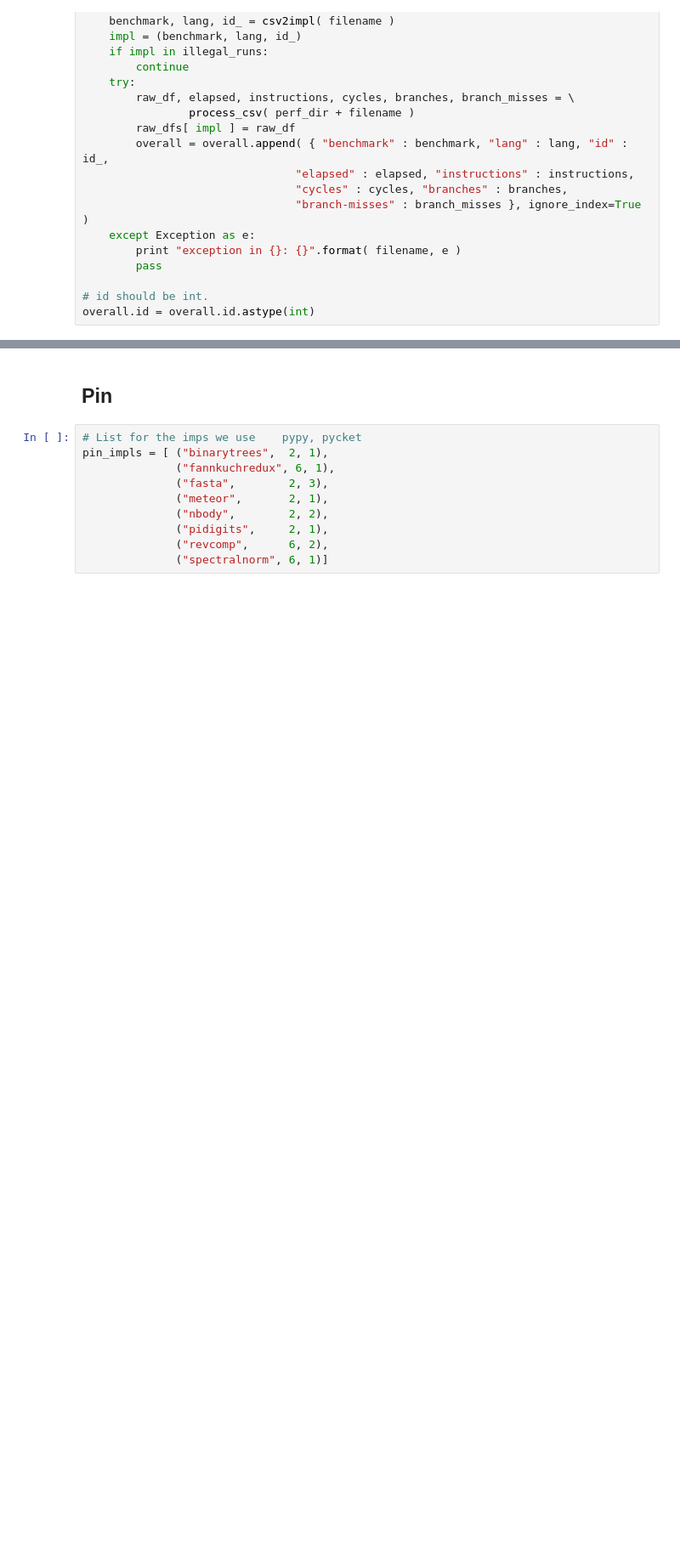
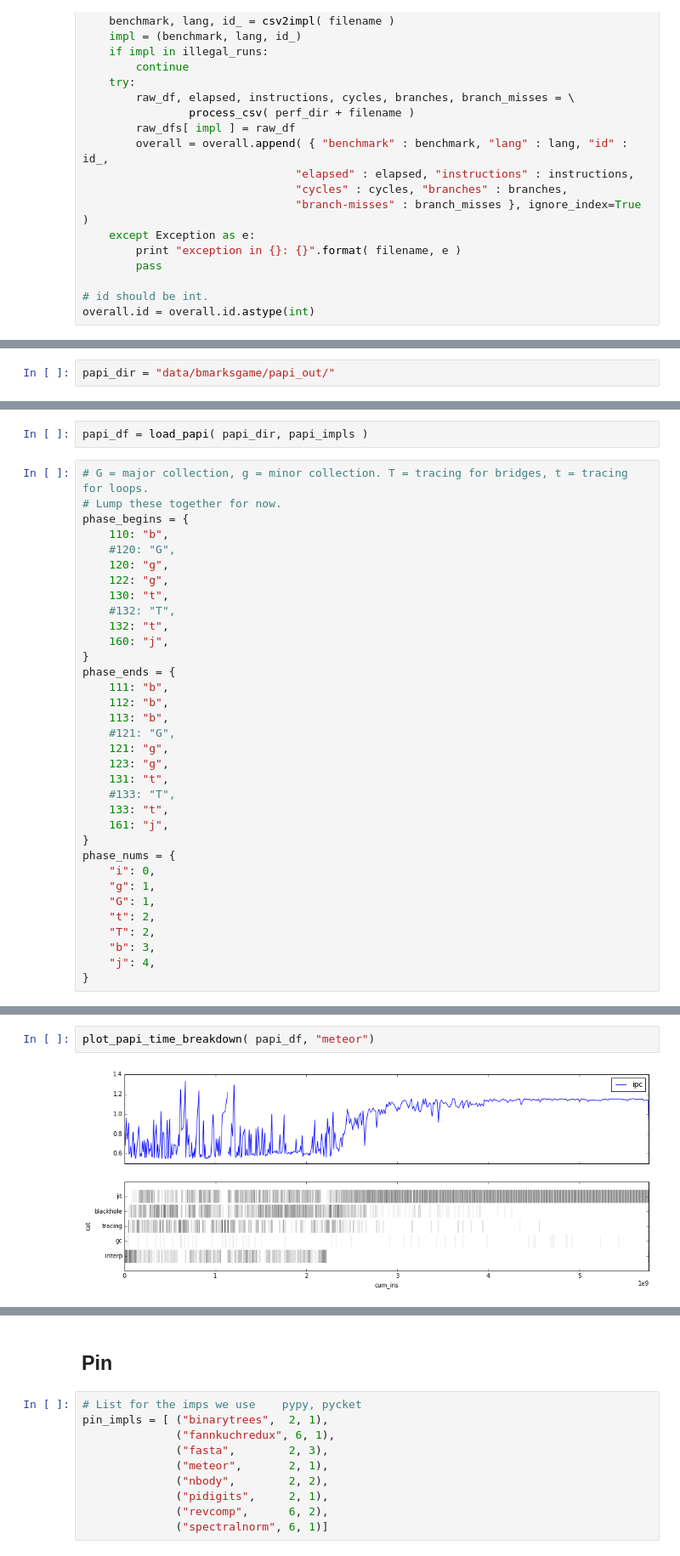
Before and after one commit to cornell-brg/metatracing-workload-characterization, a Jupyter notebook: ipython-notebooks/iiswc_bmarksgame.ipynb, the cells around one changed output, grey strips where cells are left out. Shown at 85% size. Saved outputs shown, nothing was run; the diff lists cells and outputs as text; blank space fills up the shorter version.

```diff
--- a/ipython-notebooks/iiswc_bmarksgame.ipynb
+++ b/ipython-notebooks/iiswc_bmarksgame.ipynb
@@ -370,0 +473,2 @@ overall
+# %%
+papi_dir = "data/bmarksgame/papi_out/"
@@ -370,0 +491,36 @@ overall
+# %%
+papi_df = load_papi( papi_dir, papi_impls )
+# %%
+# G = major collection, g = minor collection. T = tracing for bridges, t = tracing for loops.
+# Lump these together for now.
+phase_begins = {
+    110: "b",
+    #120: "G",
+    120: "g",
+    122: "g",
+    130: "t",
+    #132: "T",
+    132: "t",
+    160: "j",
+}
+phase_ends = {
+    111: "b",
+    112: "b",
+    113: "b",
+    #121: "G",
+    121: "g",
+    123: "g",
+    131: "t",
+    #133: "T",
+    133: "t",
+    161: "j",
+}
+phase_nums = {
+    "i": 0,
+    "g": 1,
+    "G": 1,
+    "t": 2,
+    "T": 2,
+    "b": 3,
+    "j": 4,
+}
@@ -370,0 +604,4 @@ overall
+# %%
+plot_papi_time_breakdown( papi_df, "meteor")
+# %% [output]
+[figure, added]
```
Also changed, not shown: parts of 18 cells of this notebook.
